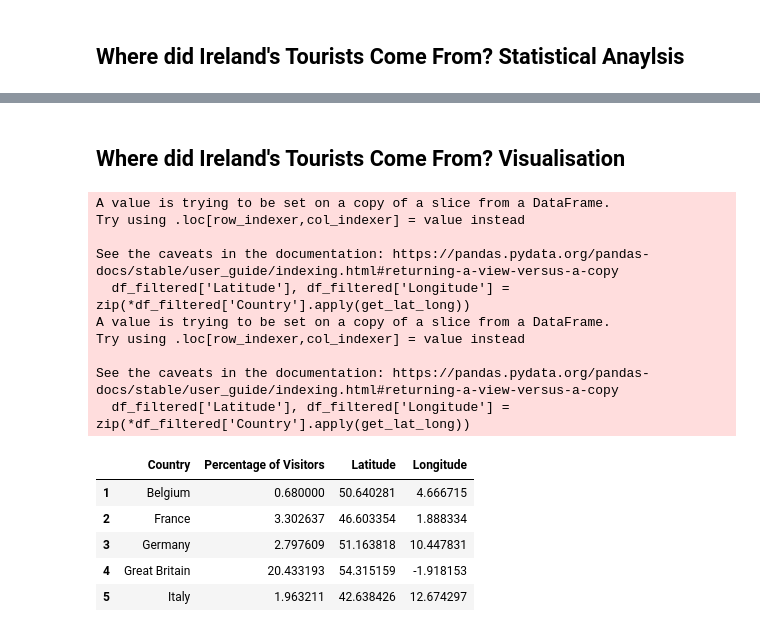
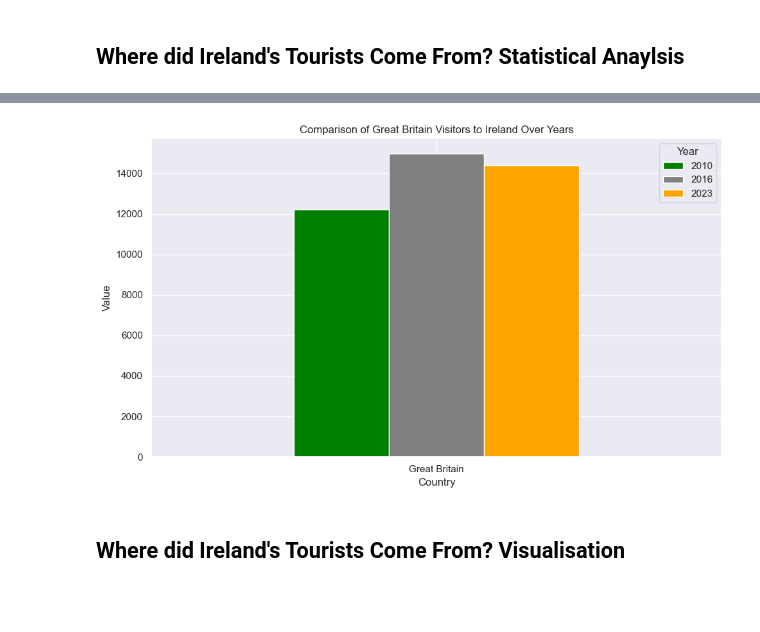
Before and after one commit to CoreyLouiseHughes/CA1_Tourism_CoreyHughes, a Jupyter notebook: Tourism_CA1.ipynb, the cells around one changed output, grey strips where cells are left out. Saved outputs shown, nothing was run; the diff lists cells and outputs as text; code cells hidden in the pictures; blank space fills up the shorter version.

```diff
--- a/Tourism_CA1.ipynb
+++ b/Tourism_CA1.ipynb
@@ -208,3 +316,26 @@ plt.show()
+# %%
+years = [2010, 2016, 2023]
+df_filtered = df[(df['Year'].isin(years)) & (df['Country'] == 'Great Britain')]
+
+colors = ['green', 'gray', 'orange']
+
+# Group by 'Year' and sum the 'VALUE' column
+df_grouped = df_filtered.groupby(['Country', 'Year']).sum().reset_index()
+
+# Pivot the DataFrame to have years as columns and 'VALUE' as values
+pivot_df = df_grouped.pivot(index='Country', columns='Year', values='VALUE')
+
+# Plotting the bar plot
+pivot_df.plot(kind='bar', figsize=(10, 6),color=colors)
+plt.title('Comparison of Great Britain Visitors to Ireland Over Years')
+plt.xlabel('Country')
+plt.ylabel('Value')
+plt.xticks(rotation=0)
+plt.legend(title='Year')
+plt.tight_layout()
+plt.show()
+# %% [output]
+[figure, added]
 # %% [markdown]
 ## Where did Ireland's Tourists Come From? Visualisation
 # %%
@@ -226,27 +357,9 @@ def get_lat_long(country):
         return None, None
 
 # Add latitude and longitude columns to the DataFrame
-df_filtered['Latitude'], df_filtered['Longitude'] = zip(*df_filtered['Country'].apply(get_lat_long))
+df['Latitude'], df['Longitude'] = zip(*df['Country'].apply(get_lat_long))
-# %% [output]
-A value is trying to be set on a copy of a slice from a DataFrame.
-Try using .loc[row_indexer,col_indexer] = value instead
-
-See the caveats in the documentation: https://pandas.pydata.org/pandas-docs/stable/user_guide/indexing.html#returning-a-view-versus-a-copy
-  df_filtered['Latitude'], df_filtered['Longitude'] = zip(*df_filtered['Country'].apply(get_lat_long))
-A value is trying to be set on a copy of a slice from a DataFrame.
-Try using .loc[row_indexer,col_indexer] = value instead
-
-See the caveats in the documentation: https://pandas.pydata.org/pandas-docs/stable/user_guide/indexing.html#returning-a-view-versus-a-copy
-  df_filtered['Latitude'], df_filtered['Longitude'] = zip(*df_filtered['Country'].apply(get_lat_long))
 # %%
-df_filtered.head()
+df.head()
-# %% [output]
-|  | Country | Percentage of Visitors | Latitude | Longitude |
-| 1 | Belgium | 0.680000 | 50.640281 | 4.666715 |
-| 2 | France | 3.302637 | 46.603354 | 1.888334 |
-| 3 | Germany | 2.797609 | 51.163818 | 10.447831 |
-| 4 | Great Britain | 20.433193 | 54.315159 | -1.918153 |
-| 5 | Italy | 1.963211 | 42.638426 | 12.674297 |
 # %%
 import folium
 from folium.plugins import HeatMap
```
Also changed, not shown: parts of 10 cells of this notebook.
